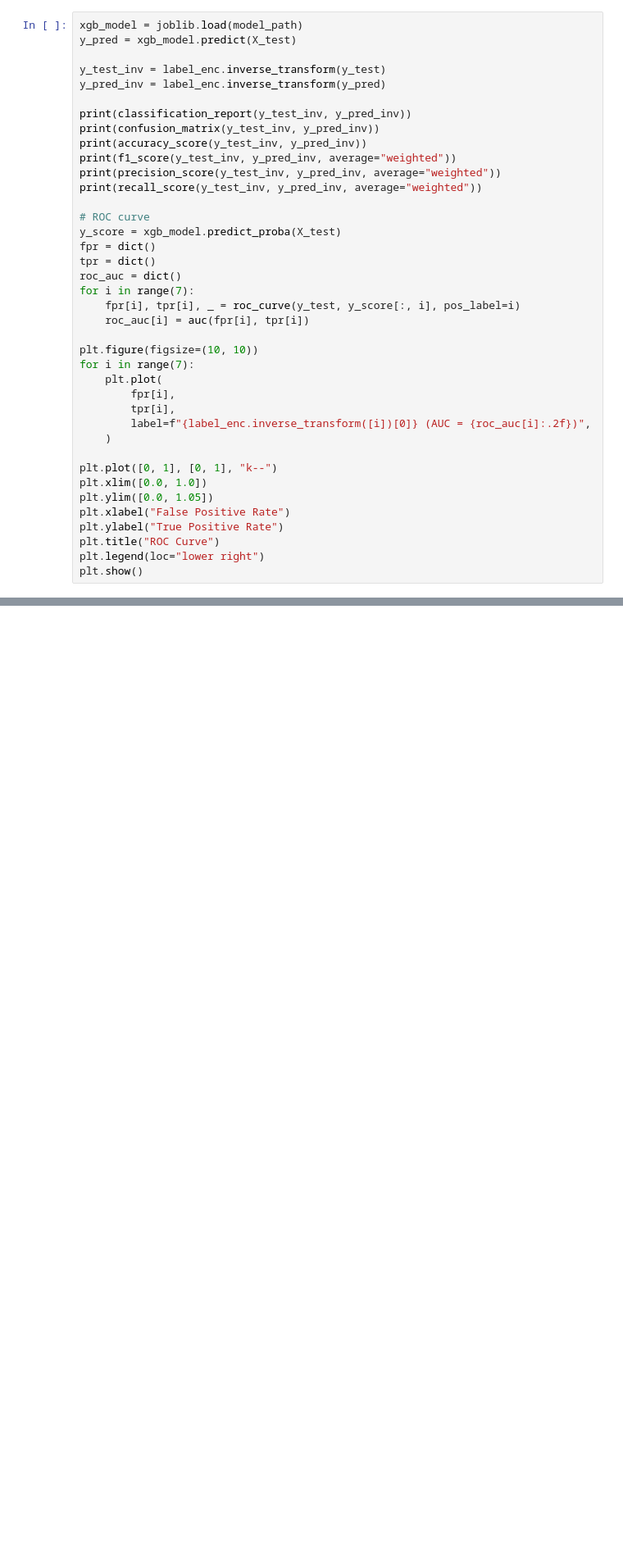
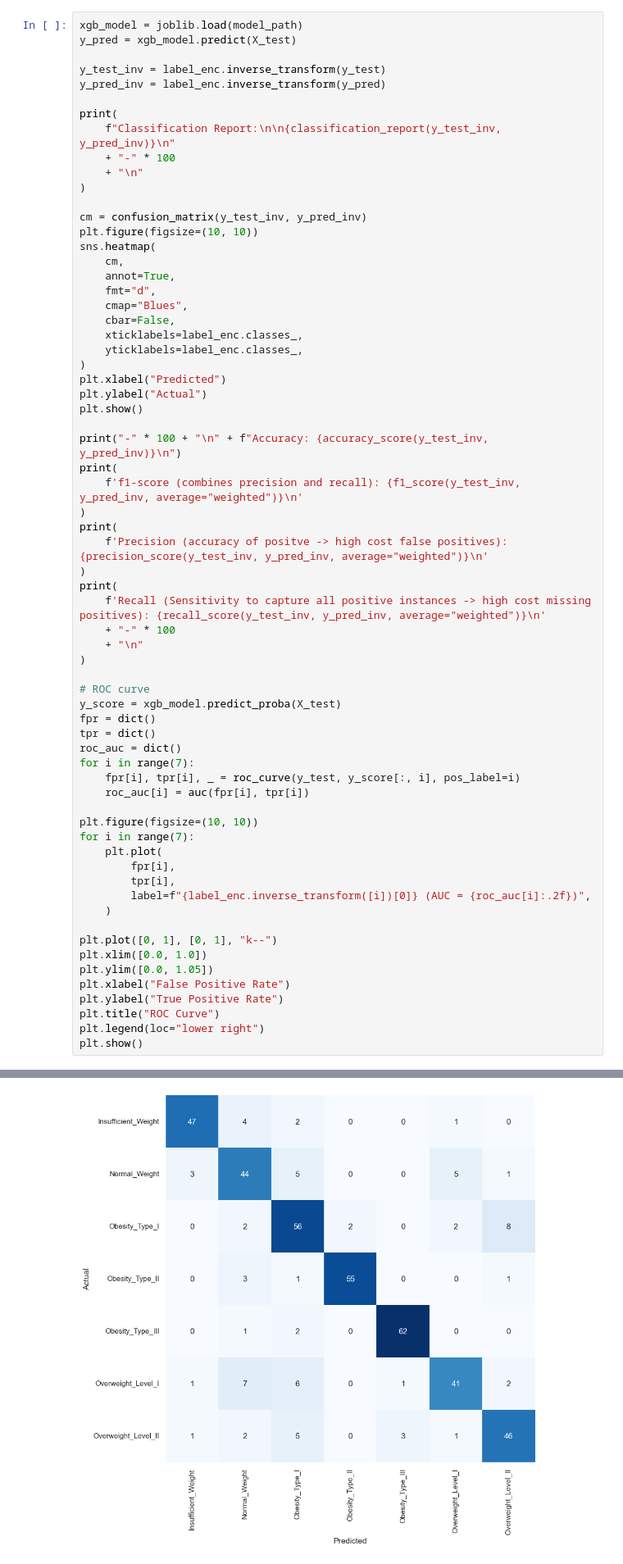
Before and after one commit to FlorianWolff95/DHBW_BI_S24, a Jupyter notebook: ML_Fallstudie_Obesity.ipynb, the cells around one changed output, grey strips where cells are left out. Shown at 82% size. Cells and saved outputs as stored; diff of their text form; blank space fills up the shorter version.

```diff
--- a/ML_Fallstudie_Obesity.ipynb
+++ b/ML_Fallstudie_Obesity.ipynb
@@ -264,12 +394,39 @@ y_pred = xgb_model.predict(X_test)
 y_test_inv = label_enc.inverse_transform(y_test)
 y_pred_inv = label_enc.inverse_transform(y_pred)
 
-print(classification_report(y_test_inv, y_pred_inv))
-print(confusion_matrix(y_test_inv, y_pred_inv))
-print(accuracy_score(y_test_inv, y_pred_inv))
-print(f1_score(y_test_inv, y_pred_inv, average="weighted"))
-print(precision_score(y_test_inv, y_pred_inv, average="weighted"))
-print(recall_score(y_test_inv, y_pred_inv, average="weighted"))
+print(
+    f"Classification Report:\n\n{classification_report(y_test_inv, y_pred_inv)}\n"
+    + "-" * 100
+    + "\n"
+)
+
+cm = confusion_matrix(y_test_inv, y_pred_inv)
+plt.figure(figsize=(10, 10))
+sns.heatmap(
+    cm,
+    annot=True,
+    fmt="d",
+    cmap="Blues",
+    cbar=False,
+    xticklabels=label_enc.classes_,
+    yticklabels=label_enc.classes_,
+)
+plt.xlabel("Predicted")
+plt.ylabel("Actual")
+plt.show()
+
+print("-" * 100 + "\n" + f"Accuracy: {accuracy_score(y_test_inv, y_pred_inv)}\n")
+print(
+    f'f1-score (combines precision and recall): {f1_score(y_test_inv, y_pred_inv, average="weighted")}\n'
+)
+print(
+    f'Precision (accuracy of positve -> high cost false positives): {precision_score(y_test_inv, y_pred_inv, average="weighted")}\n'
+)
+print(
+    f'Recall (Sensitivity to capture all positive instances -> high cost missing positives): {recall_score(y_test_inv, y_pred_inv, average="weighted")}\n'
+    + "-" * 100
+    + "\n"
+)
 
 # ROC curve
 y_score = xgb_model.predict_proba(X_test)
@@ -296,3 +453,4 @@ plt.ylabel("True Positive Rate")
 plt.title("ROC Curve")
 plt.legend(loc="lower right")
 plt.show()
+# %% [output]
@@ -298,0 +474 @@ plt.show()
+[figure, added]
```
Also changed, not shown: parts of 13 cells of this notebook, 1 other file.
